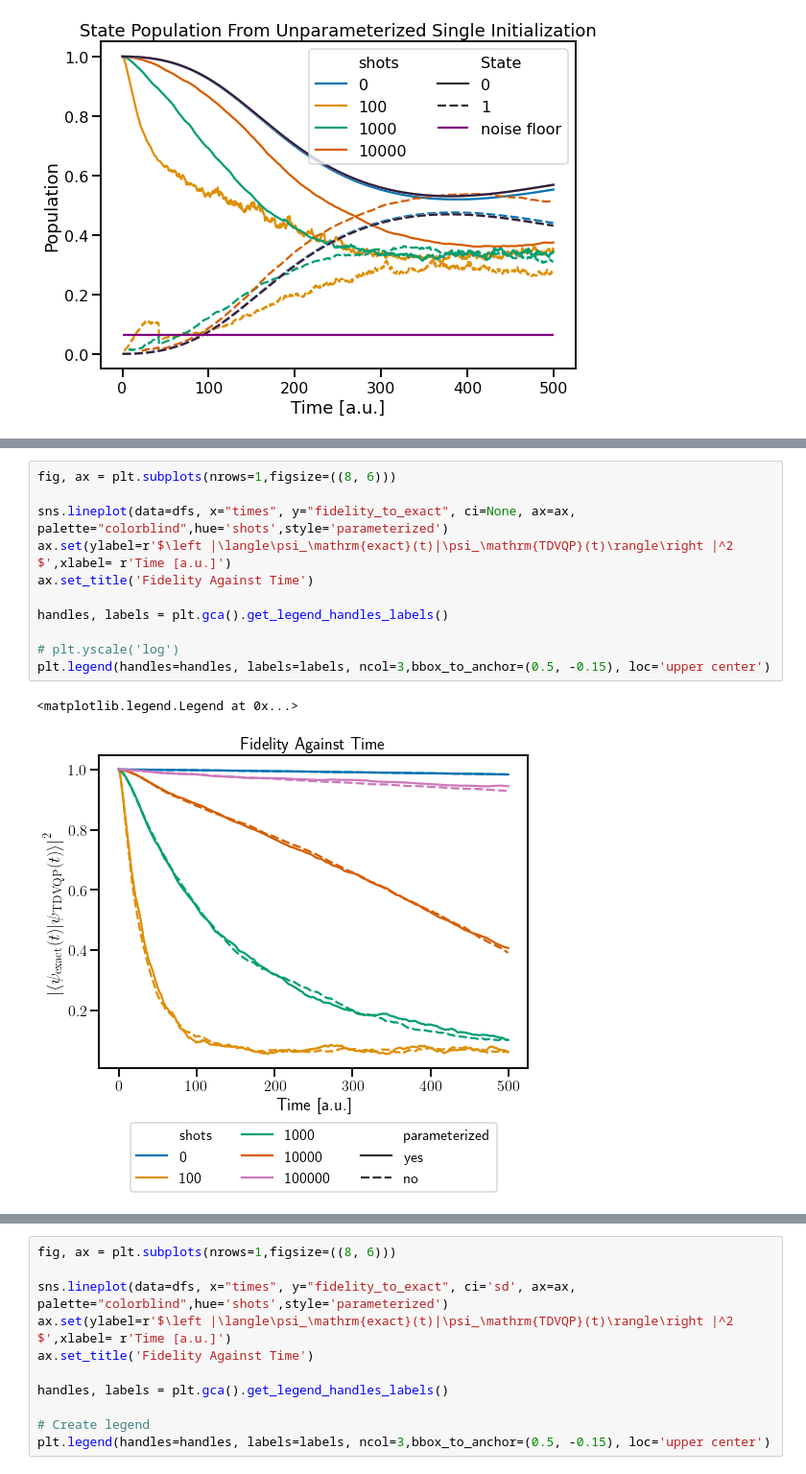
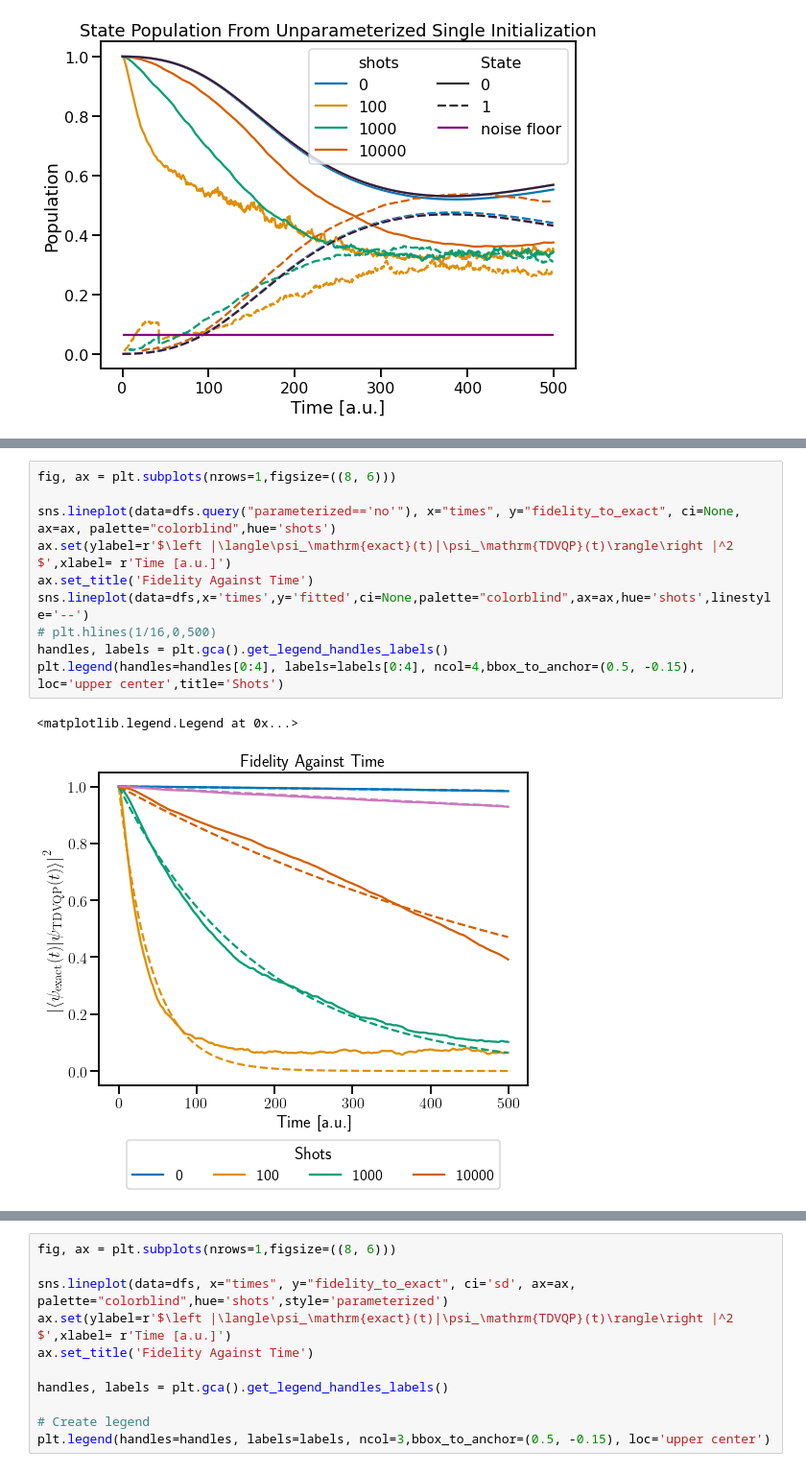
Before and after one commit to danielbultrini/TDVQP_SM, a Jupyter notebook: param_unparam.ipynb, the cells around one changed output, grey strips where cells are left out. Shown: that part at 96% size. Cells and saved outputs as stored; diff of their text form.

Commit message:
new plots

```diff
--- a/param_unparam.ipynb
+++ b/param_unparam.ipynb
@@ -204,14 +219,13 @@ plt.tight_layout()
 # %%
 fig, ax = plt.subplots(nrows=1,figsize=((8, 6)))
 
-sns.lineplot(data=dfs, x="times", y="fidelity_to_exact", ci=None, ax=ax, palette="colorblind",hue='shots',style='parameterized')
+sns.lineplot(data=dfs.query("parameterized=='no'"), x="times", y="fidelity_to_exact", ci=None, ax=ax, palette="colorblind",hue='shots')
 ax.set(ylabel=r'$\left |\langle\psi_\mathrm{exact}(t)|\psi_\mathrm{TDVQP}(t)\rangle\right |^2 $',xlabel= r'Time [a.u.]')
 ax.set_title('Fidelity Against Time')
-
+sns.lineplot(data=dfs,x='times',y='fitted',ci=None,palette="colorblind",ax=ax,hue='shots',linestyle='--')
+# plt.hlines(1/16,0,500)
 handles, labels = plt.gca().get_legend_handles_labels()
-
-# plt.yscale('log')
-plt.legend(handles=handles, labels=labels, ncol=3,bbox_to_anchor=(0.5, -0.15), loc='upper center')
+plt.legend(handles=handles[0:4], labels=labels[0:4], ncol=4,bbox_to_anchor=(0.5, -0.15), loc='upper center',title='Shots')
 # %% [output]
 <matplotlib.legend.Legend at 0x...>
-[figure, old version]
+[figure, new version]
```
Also changed, not shown: parts of 4 cells of this notebook.
